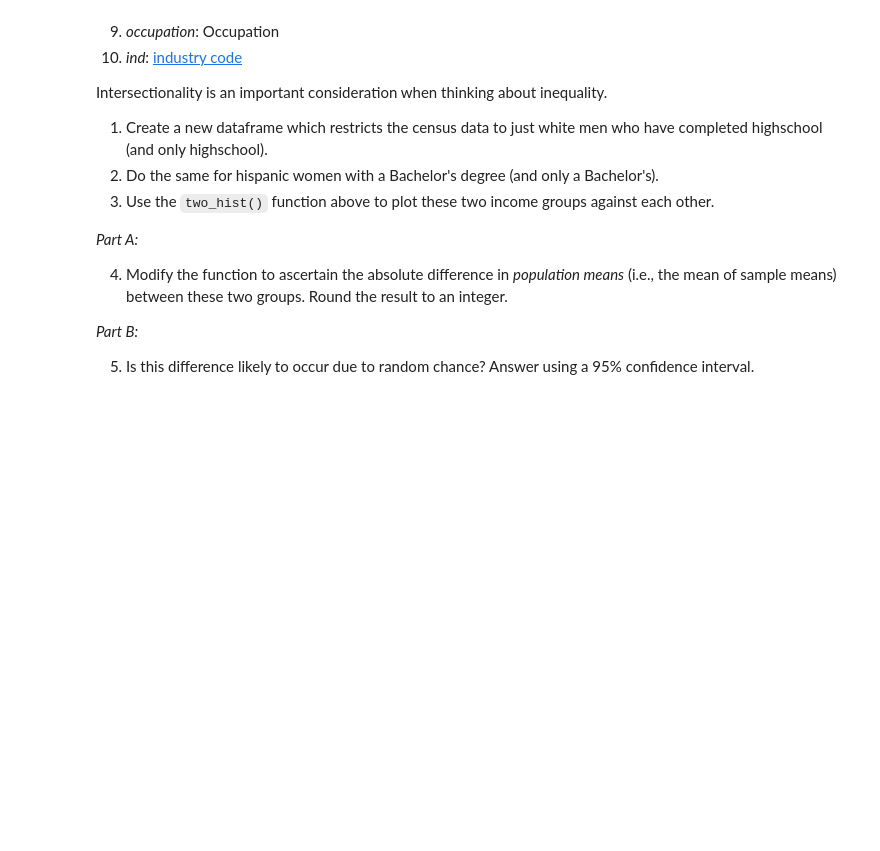
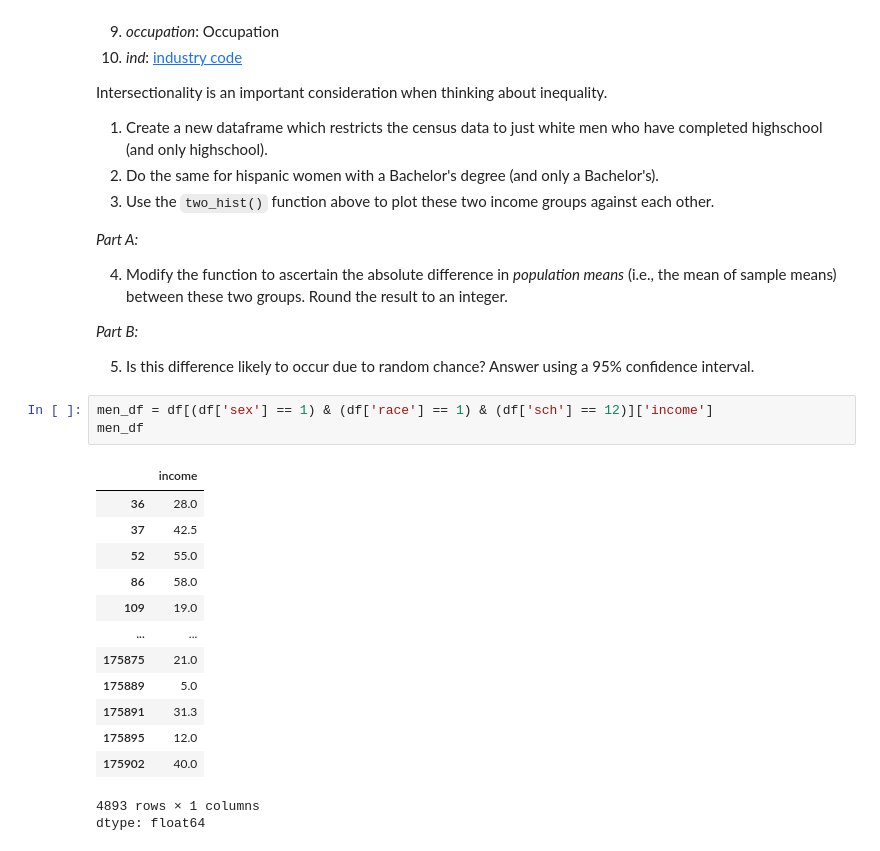
Before and after one commit to Sree-git4/QM2, a Jupyter notebook: notebooks/W05. Distributions and Basic Statistics.ipynb, the cells around one changed output. Drawn from its saved outputs; the diff is of its cells as text; blank space fills up the shorter version.

```diff
--- a/notebooks/W05. Distributions and Basic Statistics.ipynb
+++ b/notebooks/W05. Distributions and Basic Statistics.ipynb
@@ -536,3 +539,21 @@ Intersectionality is an important consideration when thinking about inequality.
 *Part B:*
 
 5. Is this difference likely to occur due to random chance? Answer using a 95% confidence interval.
+# %%
+men_df = df[(df['sex'] == 1) & (df['race'] == 1) & (df['sch'] == 12)]['income']
+men_df
+# %% [output]
+|  | income |
+| 36 | 28.0 |
+| 37 | 42.5 |
+| 52 | 55.0 |
+| 86 | 58.0 |
+| 109 | 19.0 |
+| ... | ... |
+| 175875 | 21.0 |
+| 175889 | 5.0 |
+| 175891 | 31.3 |
+| 175895 | 12.0 |
+| 175902 | 40.0 |
+4893 rows × 1 columns
+dtype: float64
```
Also changed, not shown: parts of 19 cells of this notebook.
